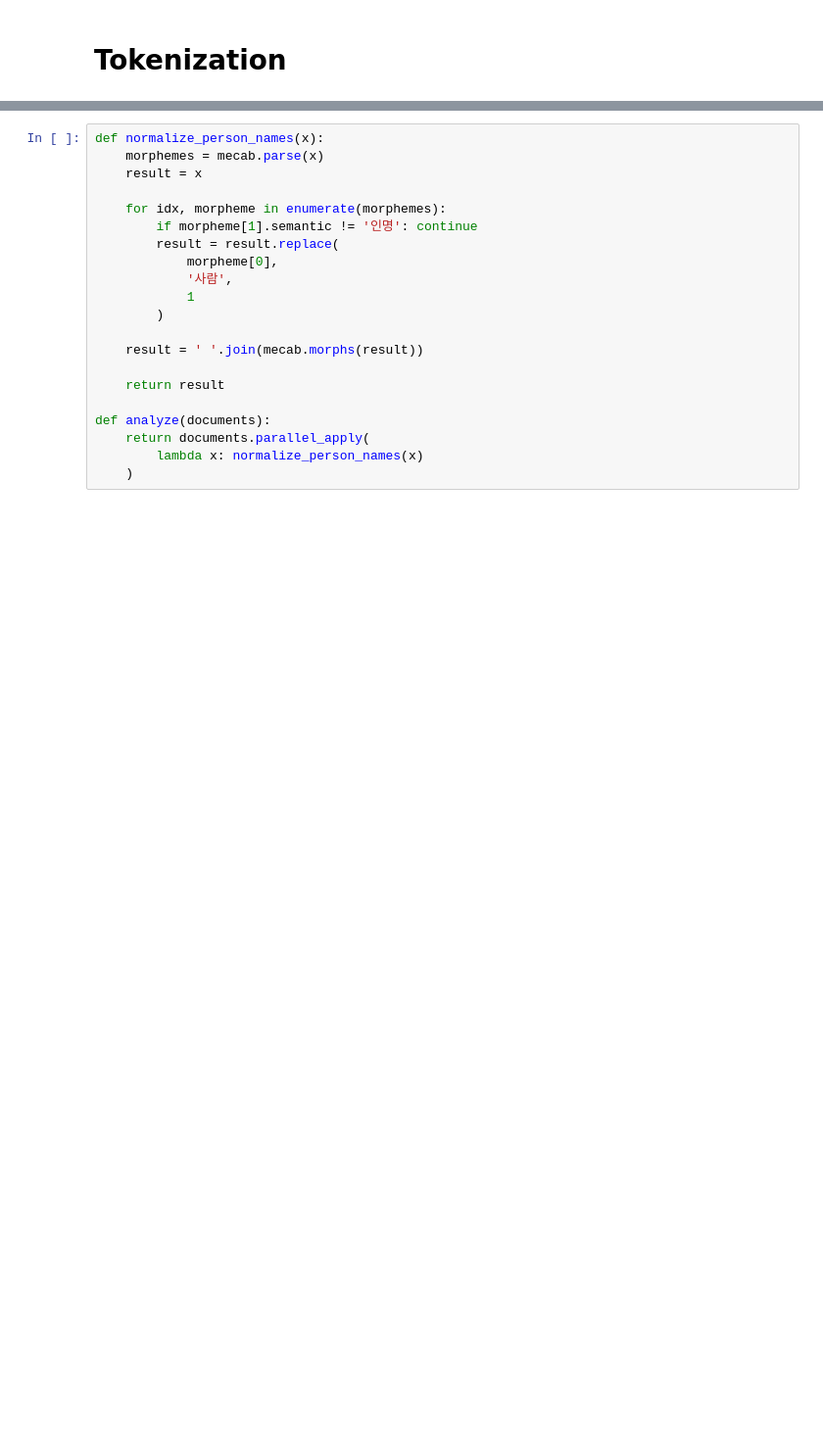
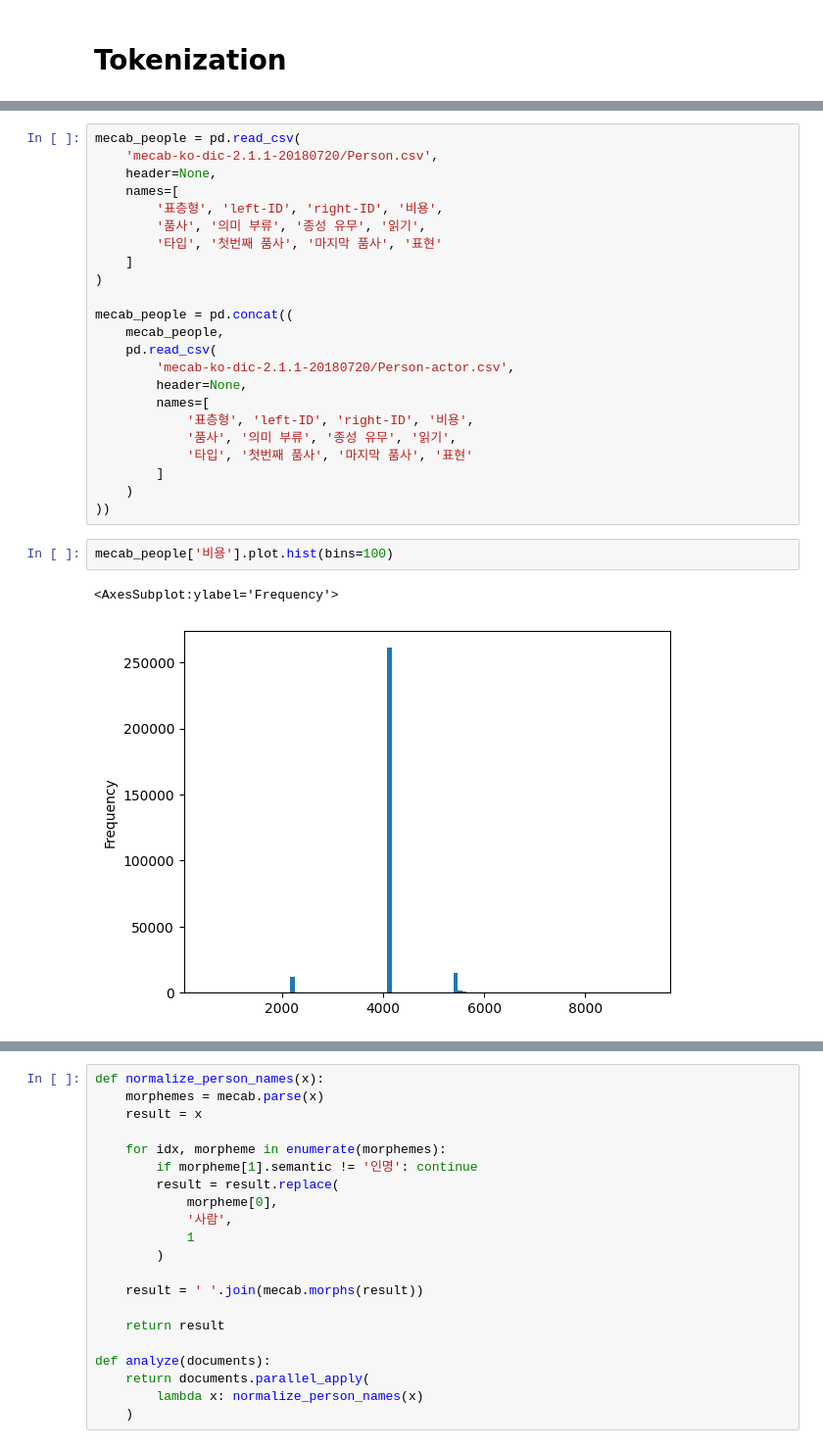
Before and after one commit to swoook/fastText, a Jupyter notebook: examples/tokenization/notebook.ipynb, the cells around one changed output, grey strips where cells are left out. Shown at 98% size. Cells and saved outputs as stored; diff of their text form; blank space fills up the shorter version.

Commit message:
🐳 chore(examples): Updated the example `tokenization`
- Added histograms showing the frequency of cost of vocabulary in Person.csv and Person-actor.csv

```diff
--- a/examples/tokenization/notebook.ipynb
+++ b/examples/tokenization/notebook.ipynb
@@ -13,0 +36,28 @@
+# %%
+mecab_people = pd.read_csv(
+    'mecab-ko-dic-2.1.1-20180720/Person.csv',
+    header=None,
+    names=[
+        '표층형', 'left-ID', 'right-ID', '비용',
+        '품사', '의미 부류', '종성 유무', '읽기',
+        '타입', '첫번째 품사', '마지막 품사', '표현'
+    ]
+)
+
+mecab_people = pd.concat((
+    mecab_people,
+    pd.read_csv(
+        'mecab-ko-dic-2.1.1-20180720/Person-actor.csv',
+        header=None,
+        names=[
+            '표층형', 'left-ID', 'right-ID', '비용',
+            '품사', '의미 부류', '종성 유무', '읽기',
+            '타입', '첫번째 품사', '마지막 품사', '표현'
+        ]
+    )
+))
+# %%
+mecab_people['비용'].plot.hist(bins=100)
+# %% [output]
+<AxesSubplot:ylabel='Frequency'>
+[figure, added]
```
Also changed, not shown: parts of 10 cells of this notebook, 2 other files.
